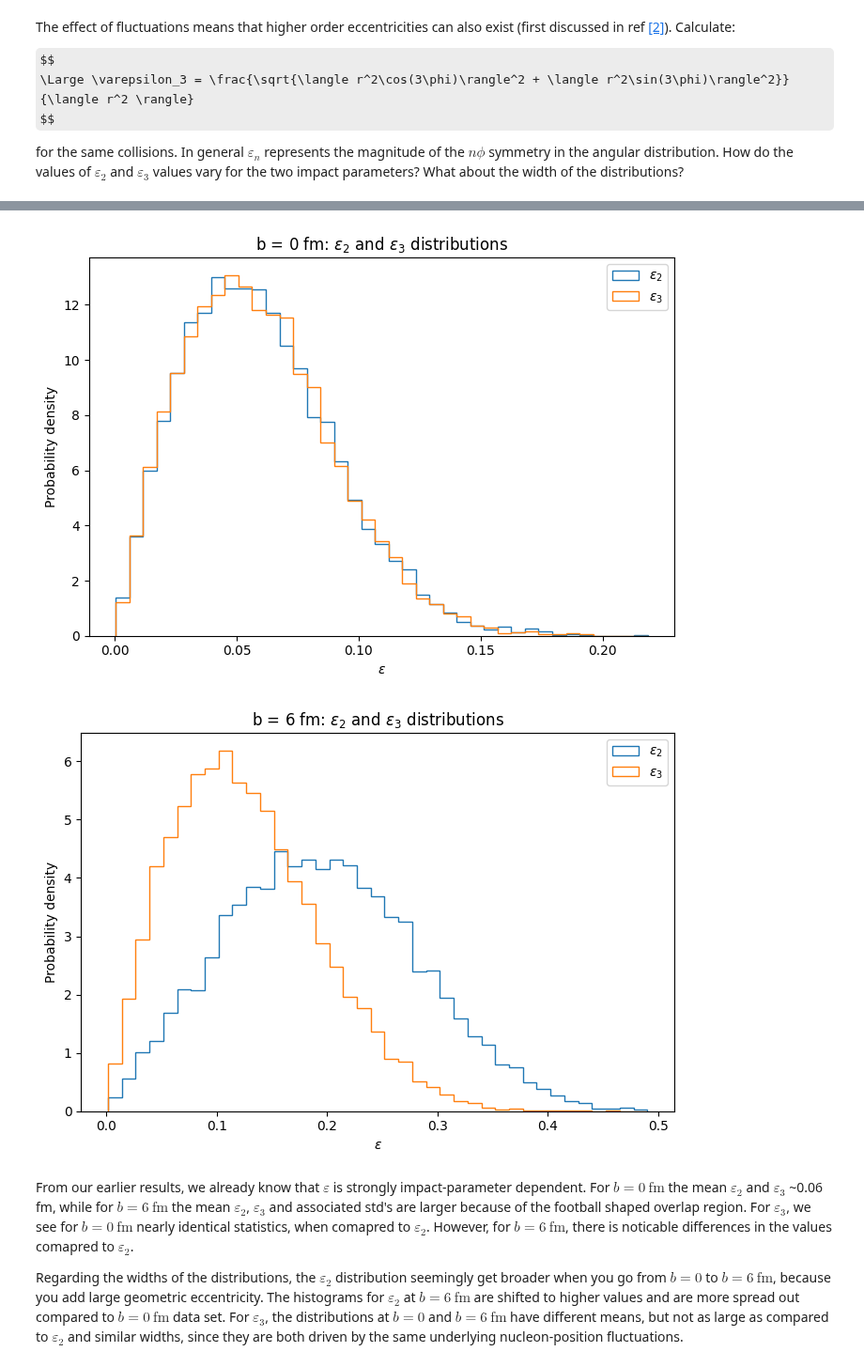
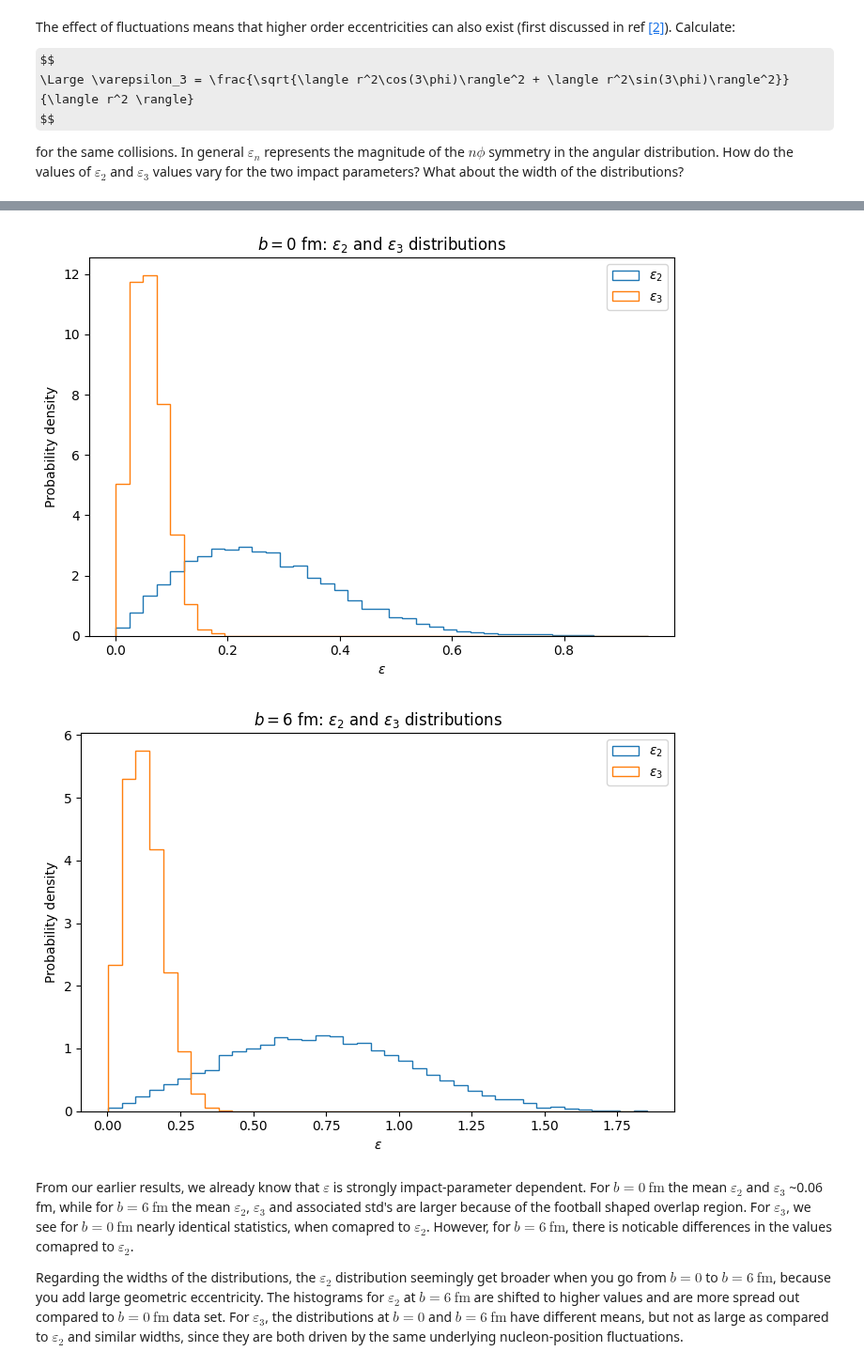
Before and after one commit to hcc7402/Phys503-Work-Campos, a Jupyter notebook: project_01_NuclearGeometryQGP_Campos.ipynb, the cells around one changed output, grey strips where cells are left out. Shown at 94% size. Saved outputs shown, nothing was run; the diff lists cells and outputs as text; code cells hidden in the pictures; some formulas as TeX source.

```diff
--- a/project_01_NuclearGeometryQGP_Campos.ipynb
+++ b/project_01_NuclearGeometryQGP_Campos.ipynb
@@ -683,51 +663,38 @@ def compute_epsilon_n(df, event_col, x_col, y_col, n):
 
     return out
 # %%
-# get epsilon arrays
-eps2_b0 = compute_epsilon_n(df_b0, EVENT_COL, X_COL_0, Y_COL_0, n=2)
+# compute ε3 for each impact parameter
 eps3_b0 = compute_epsilon_n(df_b0, EVENT_COL, X_COL_0, Y_COL_0, n=3)
-
-eps2_b6 = compute_epsilon_n(df_b6, EVENT_COL, X_COL_6, Y_COL_6, n=2)
 eps3_b6 = compute_epsilon_n(df_b6, EVENT_COL, X_COL_6, Y_COL_6, n=3)
 
-# merge eps2 and eps3 for convenience
-b0 = eps2_b0.merge(eps3_b0, on=EVENT_COL)
-b6 = eps2_b6.merge(eps3_b6, on=EVENT_COL)
+# convert ε3 to numpy arrays
+e3_0 = eps3_b0['epsilon3'].to_numpy()
+e3_6 = eps3_b6['epsilon3'].to_numpy()
 
-# stats
-for label, eps_df in [("b = 0 fm", b0), ("b = 6 fm", b6)]:
-    e2 = eps_df['epsilon2'].to_numpy()
-    e3 = eps_df['epsilon3'].to_numpy()
-    mask = np.isfinite(e2) & np.isfinite(e3)
-    e2 = e2[mask]
-    e3 = e3[mask]
+# stats: use ε2 from Q6 (eps2_b0_point, eps2_b6_point) and ε3 from above
+for label, e2, e3 in [("b = 0 fm", eps2_b0_point, e3_0),
+                      ("b = 6 fm", eps2_b6_point, e3_6)]:
+
+    # clean NaNs independently for ε2 and ε3
+    e2_clean = e2[np.isfinite(e2)]
+    e3_clean = e3[np.isfinite(e3)]
 
     print(f"\n{label}")
-    print(f"  N events    = {len(e2)}")
-    print(f"  <ε2>        = {e2.mean():.4f},  std(ε2) = {e2.std(ddof=1):.4f}")
-    print(f"  <ε3>        = {e3.mean():.4f},  std(ε3) = {e3.std(ddof=1):.4f}")
-
+    print(f"  N events (ε2) = {len(e2_clean)}")
+    print(f"  <ε2>          = {e2_clean.mean():.4f},  std(ε2) = {e2_clean.std(ddof=1):.4f}")
+    print(f"  N events (ε3) = {len(e3_clean)}")
+    print(f"  <ε3>          = {e3_clean.mean():.4f},  std(ε3) = {e3_clean.std(ddof=1):.4f}")
 
 # b = 0 fm
-# initialize numpy array
-e2_0 = b0['epsilon2'].to_numpy()
-e3_0 = b0['epsilon3'].to_numpy()
-
-# mask for cleaning + clean
-mask2_0 = np.isfinite(e2_0)
-mask3_0 = np.isfinite(e3_0)
-mask_0  = mask2_0 & mask3_0
-
-e2_0_clean = e2_0[mask_0]
-e3_0_clean = e3_0[mask_0]
+e2_0_clean = eps2_b0_point[np.isfinite(eps2_b0_point)]
+e3_0_clean = e3_0[np.isfinite(e3_0)]
 
 # bins from cleaned data
 all_eps_0 = np.concatenate([e2_0_clean, e3_0_clean])
 eps_min_0 = all_eps_0.min()
 eps_max_0 = all_eps_0.max()
-bins_0 = np.linspace(eps_min_0, eps_max_0, 40)
+bins_0    = np.linspace(eps_min_0, eps_max_0, 40)
 
-# plot stuff
 plt.figure(figsize=(7, 5))
 plt.hist(e2_0_clean, bins=bins_0, histtype='step', density=True,
          label=r'$\varepsilon_2$')
@@ -736,32 +703,21 @@ plt.hist(e3_0_clean, bins=bins_0, histtype='step', density=True,
 
 plt.xlabel(r'$\varepsilon$')
 plt.ylabel('Probability density')
-plt.title(r'b = 0 fm: $\varepsilon_2$ and $\varepsilon_3$ distributions')
+plt.title(r'$b = 0$ fm: $\varepsilon_2$ and $\varepsilon_3$ distributions')
 plt.legend()
 plt.tight_layout()
 plt.show()
 
-
 # b = 6 fm
-# initialize numpy array
-e2_6 = b6['epsilon2'].to_numpy()
-e3_6 = b6['epsilon3'].to_numpy()
-
-# mask for cleaning + clean
-mask2_6 = np.isfinite(e2_6)
-mask3_6 = np.isfinite(e3_6)
-mask_6  = mask2_6 & mask3_6
-
-e2_6_clean = e2_6[mask_6]
-e3_6_clean = e3_6[mask_6]
+e2_6_clean = eps2_b6_point[np.isfinite(eps2_b6_point)]
+e3_6_clean = e3_6[np.isfinite(e3_6)]
 
 # bins from cleaned data
 all_eps_6 = np.concatenate([e2_6_clean, e3_6_clean])
 eps_min_6 = all_eps_6.min()
 eps_max_6 = all_eps_6.max()
-bins_6 = np.linspace(eps_min_6, eps_max_6, 40)
+bins_6    = np.linspace(eps_min_6, eps_max_6, 40)
 
-# plot stuff
 plt.figure(figsize=(7, 5))
 plt.hist(e2_6_clean, bins=bins_6, histtype='step', density=True,
          label=r'$\varepsilon_2$')
@@ -770,7 +726,7 @@ plt.hist(e3_6_clean, bins=bins_6, histtype='step', density=True,
 
 plt.xlabel(r'$\varepsilon$')
 plt.ylabel('Probability density')
-plt.title(r'b = 6 fm: $\varepsilon_2$ and $\varepsilon_3$ distributions')
+plt.title(r'$b = 6$ fm: $\varepsilon_2$ and $\varepsilon_3$ distributions')
 plt.legend()
 plt.tight_layout()
 plt.show()
@@ -787,5 +745,5 @@ b = 6 fm
-[figure, old version]
+[figure, new version]
-[figure, old version]
+[figure, new version]
 # %% [markdown]
 From our earlier results, we already know that $\varepsilon$ is strongly impact-parameter dependent. For $b = 0\ \text{fm}$ the mean $\varepsilon_2$ and $\varepsilon_3$ ~0.06 fm, while for $b = 6\ \text{fm}$ the mean $\varepsilon_2$, $\varepsilon_3$ and associated std's are larger because of the football shaped overlap region. For $\varepsilon_3$, we see for $b = 0\ \text{fm}$ nearly identical statistics, when comapred to $\varepsilon_2$. However, for $b = 6\ \text{fm}$, there is noticable differences in the values comapred to $\varepsilon_2$.
 
```
Also changed, not shown: parts of 8 cells of this notebook.
